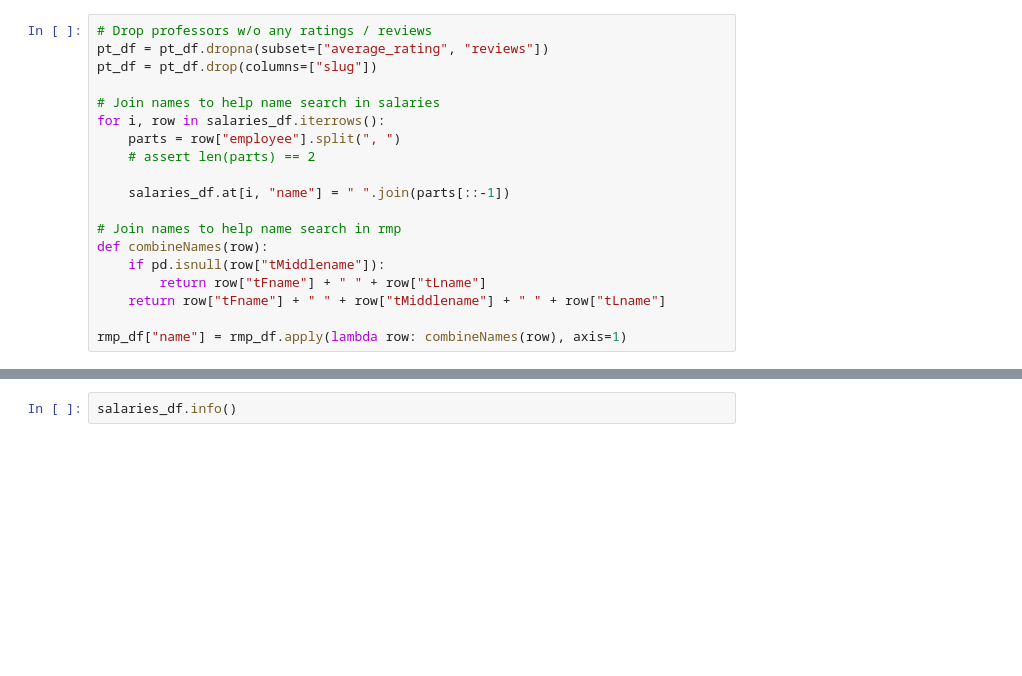
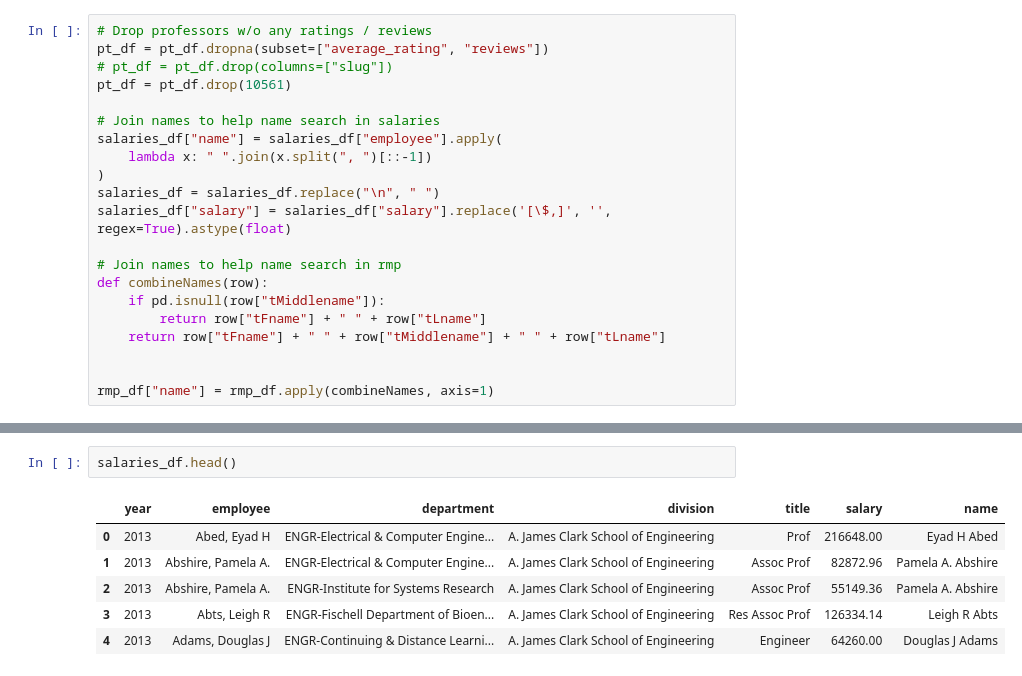
Before and after one commit to cf12/umd-cmsc320-final-tutorial, a Jupyter notebook: src/analysis.ipynb, the cells around one changed output, grey strips where cells are left out. Drawn from its saved outputs; the diff is of its cells as text; blank space fills up the shorter version.

```diff
--- a/src/analysis.ipynb
+++ b/src/analysis.ipynb
@@ -9,14 +17,15 @@ rmp_df = pd.read_csv("./data/rmp_ratings.csv")
 # %%
 # Drop professors w/o any ratings / reviews
 pt_df = pt_df.dropna(subset=["average_rating", "reviews"])
-pt_df = pt_df.drop(columns=["slug"])
+# pt_df = pt_df.drop(columns=["slug"])
+pt_df = pt_df.drop(10561)
 
 # Join names to help name search in salaries
-for i, row in salaries_df.iterrows():
-    parts = row["employee"].split(", ")
-    # assert len(parts) == 2
-
-    salaries_df.at[i, "name"] = " ".join(parts[::-1])
+salaries_df["name"] = salaries_df["employee"].apply(
+    lambda x: " ".join(x.split(", ")[::-1])
+)
+salaries_df = salaries_df.replace("\n", " ")
+salaries_df["salary"] = salaries_df["salary"].replace('[\$,]', '', regex=True).astype(float)
 
 # Join names to help name search in rmp
 def combineNames(row):
@@ -24,6 +33,7 @@ def combineNames(row):
         return row["tFname"] + " " + row["tLname"]
     return row["tFname"] + " " + row["tMiddlename"] + " " + row["tLname"]
 
-rmp_df["name"] = rmp_df.apply(lambda row: combineNames(row), axis=1)
+
+rmp_df["name"] = rmp_df.apply(combineNames, axis=1)
 # %%
 pt_df.head()
@@ -32,2 +56,9 @@ rmp_df.head()
 # %%
-salaries_df.info()
+salaries_df.head()
+# %% [output]
+|  | year | employee | department | division | title | salary | name |
+| 0 | 2013 | Abed, Eyad H | ENGR-Electrical & Computer Engine... | A. James Clark School of Engineering | Prof | 216648.00 | Eyad H Abed |
+| 1 | 2013 | Abshire, Pamela A. | ENGR-Electrical & Computer Engine... | A. James Clark School of Engineering | Assoc Prof | 82872.96 | Pamela A. Abshire |
+| 2 | 2013 | Abshire, Pamela A. | ENGR-Institute for Systems Research | A. James Clark School of Engineering | Assoc Prof | 55149.36 | Pamela A. Abshire |
+| 3 | 2013 | Abts, Leigh R | ENGR-Fischell Department of Bioen... | A. James Clark School of Engineering | Res Assoc Prof | 126334.14 | Leigh R Abts |
+| 4 | 2013 | Adams, Douglas J | ENGR-Continuing & Distance Learni... | A. James Clark School of Engineering | Engineer | 64260.00 | Douglas J Adams |
```
Also changed, not shown: parts of 21 cells of this notebook.
